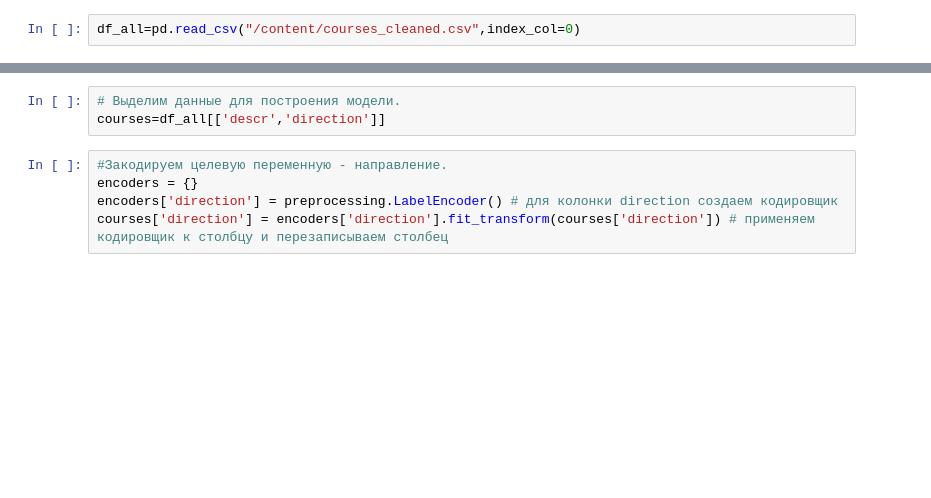
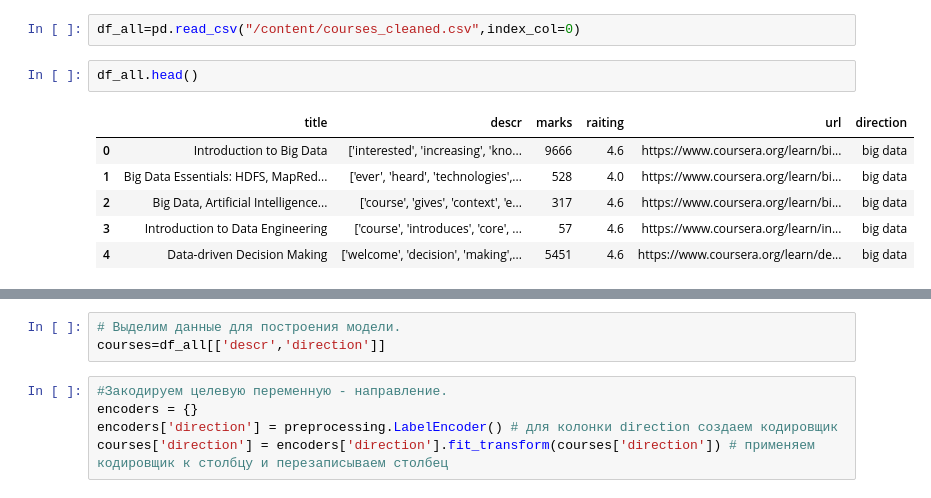
Before and after one commit to fish34/sberbank_data_analysis, a Jupyter notebook: Project/3_Analyze.ipynb, the cells around one changed output, grey strips where cells are left out. Saved outputs shown, nothing was run; the diff lists cells and outputs as text; blank space fills up the shorter version.

```diff
--- a/Project/3_Analyze.ipynb
+++ b/Project/3_Analyze.ipynb
@@ -31,6 +30,15 @@ Archive:  /content/DA_data/courses_cleaned.zip
   inflating: courses_cleaned.csv
 # %%
 df_all=pd.read_csv("/content/courses_cleaned.csv",index_col=0)
+# %%
+df_all.head()
+# %% [output]
+|  | title | descr | marks | raiting | url | direction |
+| 0 | Introduction to Big Data | ['interested', 'increasing', 'kno... | 9666 | 4.6 | https://www.coursera.org/learn/bi... | big data |
+| 1 | Big Data Essentials: HDFS, MapRed... | ['ever', 'heard', 'technologies',... | 528 | 4.0 | https://www.coursera.org/learn/bi... | big data |
+| 2 | Big Data, Artificial Intelligence... | ['course', 'gives', 'context', 'e... | 317 | 4.6 | https://www.coursera.org/learn/bi... | big data |
+| 3 | Introduction to Data Engineering | ['course', 'introduces', 'core', ... | 57 | 4.6 | https://www.coursera.org/learn/in... | big data |
+| 4 | Data-driven Decision Making | ['welcome', 'decision', 'making',... | 5451 | 4.6 | https://www.coursera.org/learn/de... | big data |
 # %%
 # Выведем на гистограмме среднее значение оценок и рейтинга по каждому направлению
 
```
Also changed, not shown: parts of 16 cells of this notebook.
